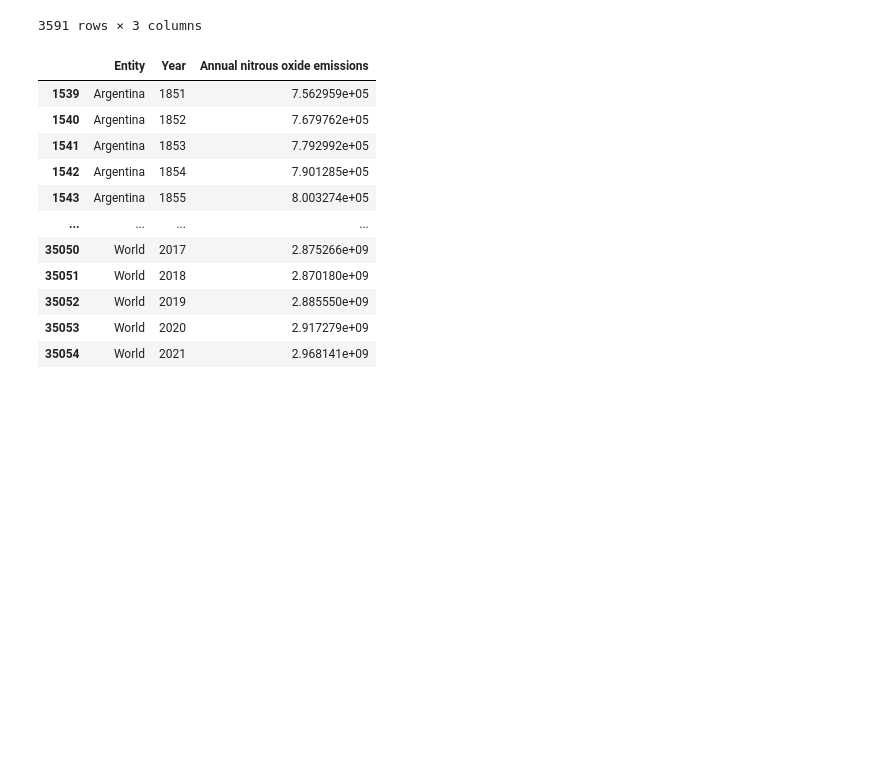
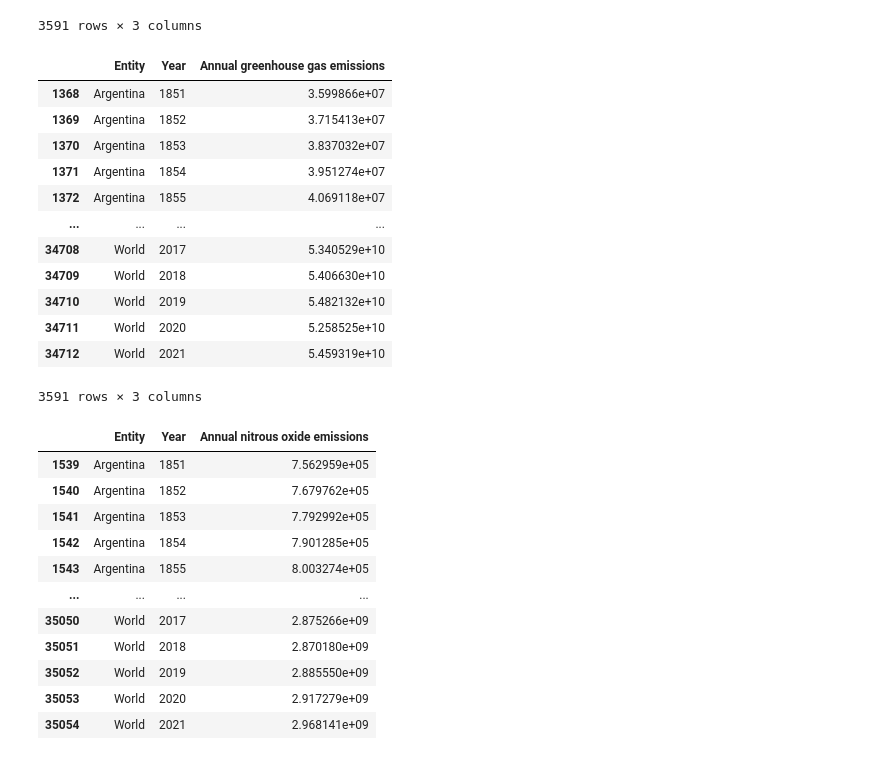
Before and after one commit to 2034254/FinalProjectDBTWA, a Jupyter notebook: Database/FinalProject.ipynb, the cells around one changed output. Cells and saved outputs as stored; diff of their text form; code cells hidden in the pictures; blank space fills up the shorter version.

```diff
--- a/Database/FinalProject.ipynb
+++ b/Database/FinalProject.ipynb
@@ -174,6 +68,26 @@ df_methane_final
 | 34711 | World | 2020 | 1.037299e+10 |
 | 34712 | World | 2021 | 1.050691e+10 |
 3591 rows × 3 columns
+# %%
+df_ghg_noname = df_ghg[['Entity','Year','Annual greenhouse gas emissions']]
+
+df_ghg_final = df_ghg_noname[(df_ghg_noname['Entity'].isin(countries_array))]
+
+df_ghg_final
+# %% [output]
+|  | Entity | Year | Annual greenhouse gas emissions |
+| 1368 | Argentina | 1851 | 3.599866e+07 |
+| 1369 | Argentina | 1852 | 3.715413e+07 |
+| 1370 | Argentina | 1853 | 3.837032e+07 |
+| 1371 | Argentina | 1854 | 3.951274e+07 |
+| 1372 | Argentina | 1855 | 4.069118e+07 |
+| ... | ... | ... | ... |
+| 34708 | World | 2017 | 5.340529e+10 |
+| 34709 | World | 2018 | 5.406630e+10 |
+| 34710 | World | 2019 | 5.482132e+10 |
+| 34711 | World | 2020 | 5.258525e+10 |
+| 34712 | World | 2021 | 5.459319e+10 |
+3591 rows × 3 columns
 # %%
 #df_nitrous = pd.read_csv(nitrous_path)
 
```
Also changed, not shown: parts of 24 cells of this notebook, 2 other files.
